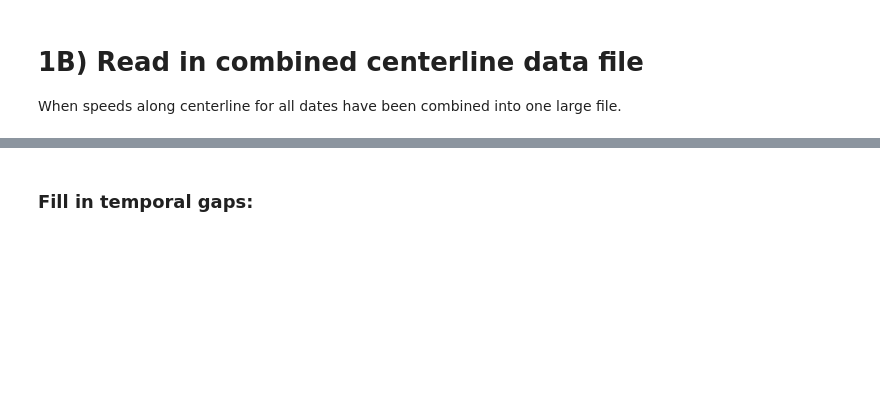
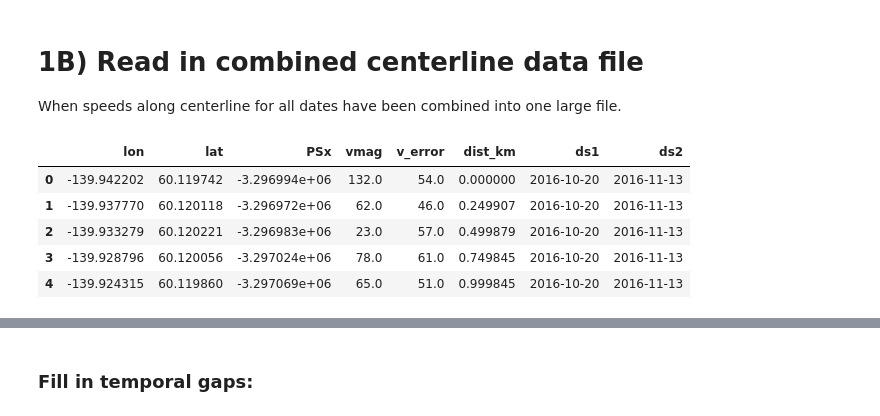
Before and after one commit to jukesliu/TG-surge, a Jupyter notebook: centerline_speed_evolution_plot.ipynb, the cells around one changed output, grey strips where cells are left out. Cells and saved outputs as stored; diff of their text form; code cells hidden in the pictures; blank space fills up the shorter version.

```diff
--- a/centerline_speed_evolution_plot.ipynb
+++ b/centerline_speed_evolution_plot.ipynb
@@ -183,12 +233,20 @@ interp_total_filled = pd.concat([interp_total,pd.concat(fill_dfs)]).sort_values(
 When speeds along centerline for all dates have been combined into one large file.
 # %%
 # csvpath = basepath+'ASF_autoRIFT/centerline_data_n.csv' # ENTER PATH TO THE CSV FILE WITH ALL DATA COMBINED
-csvpath = '/Users/jukesliu/Documents/TURNER/DATA/VELOCITY_MAPS/its_live/notebooks/'
-csvpath += 'ITS_LIVE_vx_vy_optical_centerline_n.csv'
+# csvpath = '/Users/jukesliu/Documents/TURNER/DATA/VELOCITY_MAPS/its_live/notebooks/'
+csvpath = '/Users/jukesliu/Documents/TURNER/DATA/VELOCITY_MAPS/ASF_autoRIFT/'
+csvpath += 'centerline_data_s.csv'
 
 # read into a dataframe
-sorted_df = pd.read_csv(csvpath, usecols=[1,2,3,4,6,7,8,9,12,13]) # ADJUST COLUMNS AS NEEDED, DROP MID_DATE
+sorted_df = pd.read_csv(csvpath, usecols=[2,3,4,6,7,8,10,11]) # ADJUST COLUMNS AS NEEDED, DROP MID_DATE
 sorted_df.head()
+# %% [output]
+|  | lon | lat | PSx | vmag | v_error | dist_km | ds1 | ds2 |
+| 0 | -139.942202 | 60.119742 | -3.296994e+06 | 132.0 | 54.0 | 0.000000 | 2016-10-20 | 2016-11-13 |
+| 1 | -139.937770 | 60.120118 | -3.296972e+06 | 62.0 | 46.0 | 0.249907 | 2016-10-20 | 2016-11-13 |
+| 2 | -139.933279 | 60.120221 | -3.296983e+06 | 23.0 | 57.0 | 0.499879 | 2016-10-20 | 2016-11-13 |
+| 3 | -139.928796 | 60.120056 | -3.297024e+06 | 78.0 | 61.0 | 0.749845 | 2016-10-20 | 2016-11-13 |
+| 4 | -139.924315 | 60.119860 | -3.297069e+06 | 65.0 | 51.0 | 0.999845 | 2016-10-20 | 2016-11-13 |
 # %%
 # convert dates to datetime objects using pd
 sorted_df['ds1'] = pd.to_datetime(sorted_df.ds1, format='%Y-%m-%d')
```
Also changed, not shown: parts of 17 cells of this notebook, 19 other files.
